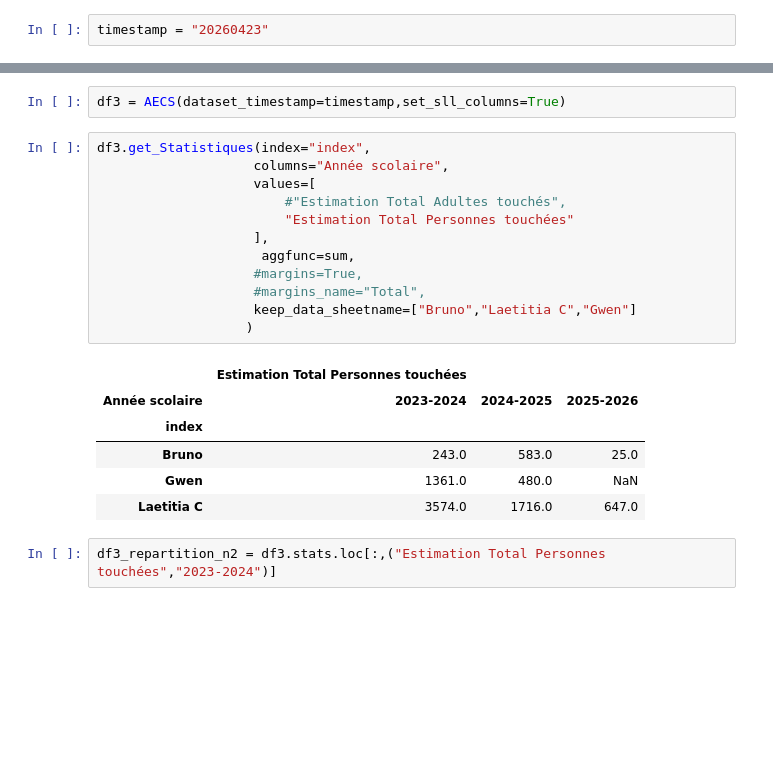
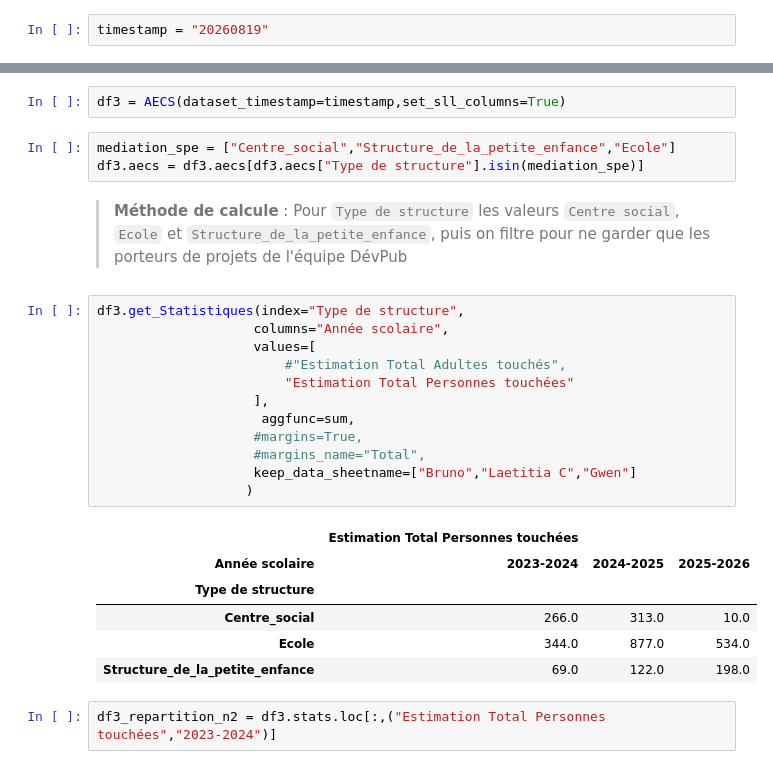
Before and after one commit to medrbx/kibini2, a Jupyter notebook: kibini/notebook_kibini2_med_quels_publics_action_culturelle.ipynb, the cells around one changed output, grey strips where cells are left out. Drawn from its saved outputs; the diff is of its cells as text; blank space fills up the shorter version.

```diff
--- a/kibini/notebook_kibini2_med_quels_publics_action_culturelle.ipynb
+++ b/kibini/notebook_kibini2_med_quels_publics_action_culturelle.ipynb
@@ -10,7 +10,7 @@ from kiblib.utils import lucas_sns_params
 from kiblib.utils import charte_graphique_lgp as lgp
 from kiblib.utils.aecs import AECS
 # %%
-timestamp = "20260423"
+timestamp = "20260819"
 # %%
 df = AECS(dataset_timestamp=timestamp)
 # %% [markdown]
@@ -338,25 +338,30 @@ for i in range(2020,2025):
 ### A1) Via des actions de médiation spécifique
 # %%
 df3 = AECS(dataset_timestamp=timestamp,set_sll_columns=True)
+# %%
+mediation_spe = ["Centre_social","Structure_de_la_petite_enfance","Ecole"]
+df3.aecs = df3.aecs[df3.aecs["Type de structure"].isin(mediation_spe)]
+# %% [markdown]
+> **Méthode de calcule** : Pour `Type de structure` les valeurs `Centre social`, `Ecole` et `Structure_de_la_petite_enfance`, puis on filtre pour ne garder que les porteurs de projets de l'équipe DévPub
 # %%
-df3.get_Statistiques(index="index",
+df3.get_Statistiques(index="Type de structure",
                     columns="Année scolaire",
                     values=[
                         #"Estimation Total Adultes touchés",
                         "Estimation Total Personnes touchées"
                     ],
                      aggfunc=sum,
                     #margins=True,
                     #margins_name="Total",
                     keep_data_sheetname=["Bruno","Laetitia C","Gwen"]
                    )
 # %% [output]
 |  | Estimation Total Personnes touchées |  |  |
 | Année scolaire | 2023-2024 | 2024-2025 | 2025-2026 |
-| index |  |  |  |
-| Bruno | 243.0 | 583.0 | 25.0 |
-| Gwen | 1361.0 | 480.0 | NaN |
-| Laetitia C | 3574.0 | 1716.0 | 647.0 |
+| Type de structure |  |  |  |
+| Centre_social | 266.0 | 313.0 | 10.0 |
+| Ecole | 344.0 | 877.0 | 534.0 |
+| Structure_de_la_petite_enfance | 69.0 | 122.0 | 198.0 |
 # %%
 df3_repartition_n2 = df3.stats.loc[:,("Estimation Total Personnes touchées","2023-2024")]
 # %%
```
Also changed, not shown: parts of 26 cells of this notebook, 1 other file.
